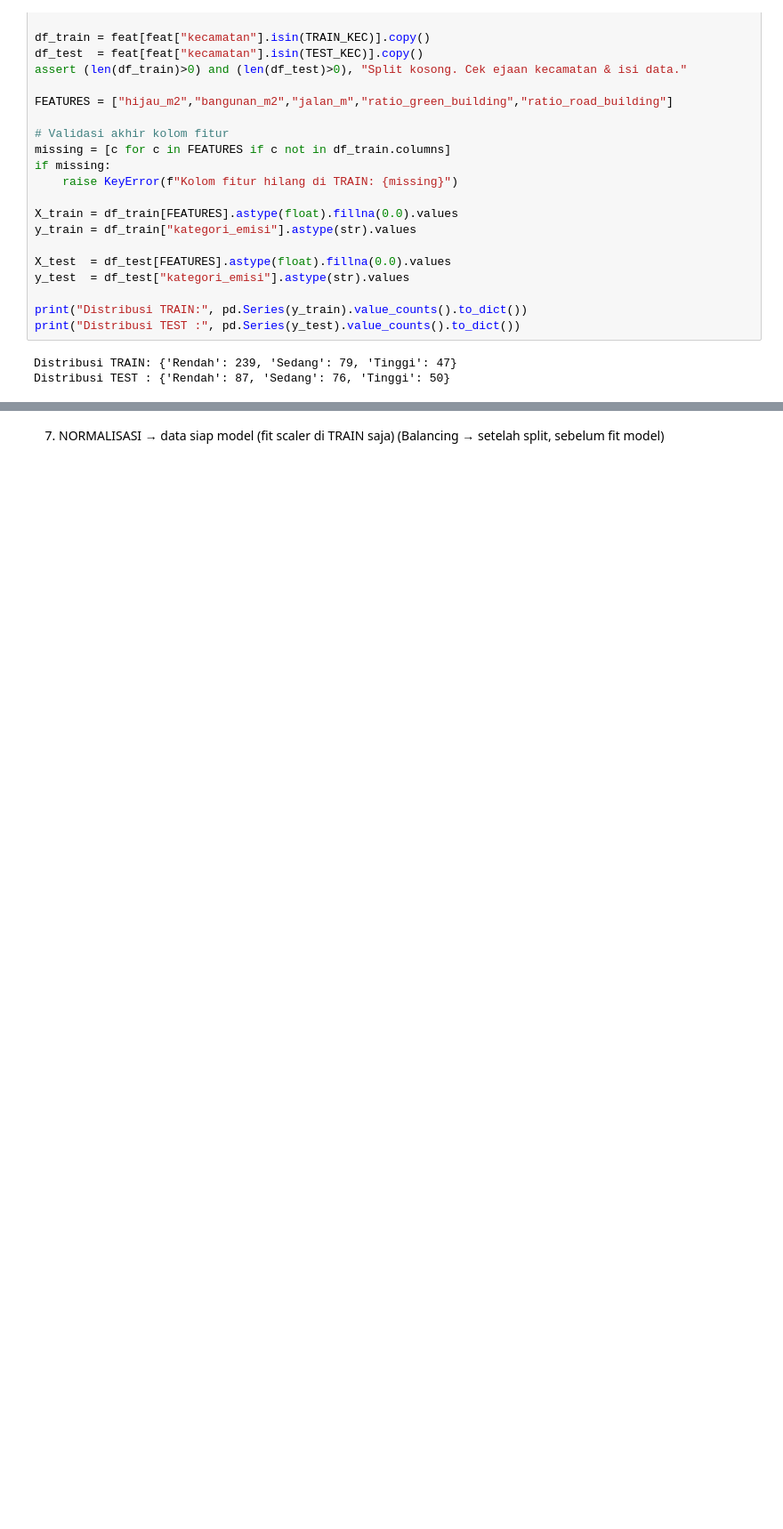
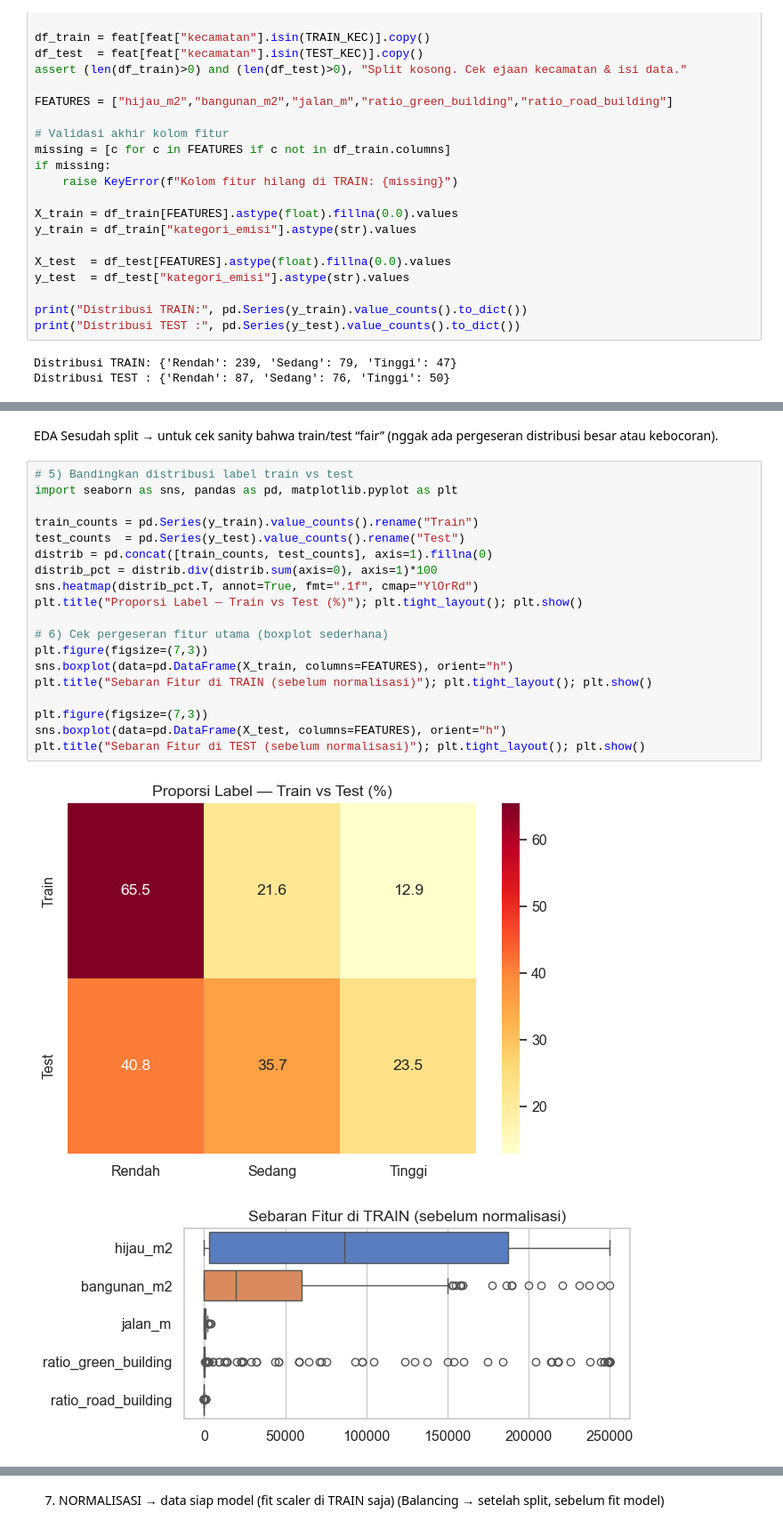
Before and after one commit to Fadhilaalya11/CAPSTONEPROJECT, a Jupyter notebook: nyobapart52153.ipynb, the cells around one changed output, grey strips where cells are left out. Shown at 89% size. Saved outputs shown, nothing was run; the diff lists cells and outputs as text; blank space fills up the shorter version.

```diff
--- a/nyobapart52153.ipynb
+++ b/nyobapart52153.ipynb
@@ -467,0 +605,25 @@ Distribusi TEST : {'Rendah': 87, 'Sedang': 76, 'Tinggi': 50}
+# %% [markdown]
+EDA Sesudah split
+→ untuk cek sanity bahwa train/test “fair” (nggak ada pergeseran distribusi besar atau kebocoran).
+# %%
+# 5) Bandingkan distribusi label train vs test
+import seaborn as sns, pandas as pd, matplotlib.pyplot as plt
+
+train_counts = pd.Series(y_train).value_counts().rename("Train")
+test_counts  = pd.Series(y_test).value_counts().rename("Test")
+distrib = pd.concat([train_counts, test_counts], axis=1).fillna(0)
+distrib_pct = distrib.div(distrib.sum(axis=0), axis=1)*100
+sns.heatmap(distrib_pct.T, annot=True, fmt=".1f", cmap="YlOrRd")
+plt.title("Proporsi Label — Train vs Test (%)"); plt.tight_layout(); plt.show()
+
+# 6) Cek pergeseran fitur utama (boxplot sederhana)
+plt.figure(figsize=(7,3))
+sns.boxplot(data=pd.DataFrame(X_train, columns=FEATURES), orient="h")
+plt.title("Sebaran Fitur di TRAIN (sebelum normalisasi)"); plt.tight_layout(); plt.show()
+
+plt.figure(figsize=(7,3))
+sns.boxplot(data=pd.DataFrame(X_test, columns=FEATURES), orient="h")
+plt.title("Sebaran Fitur di TEST (sebelum normalisasi)"); plt.tight_layout(); plt.show()
+# %% [output]
+[figure, added]
+[figure, added]
```
Also changed, not shown: parts of 13 cells of this notebook.
